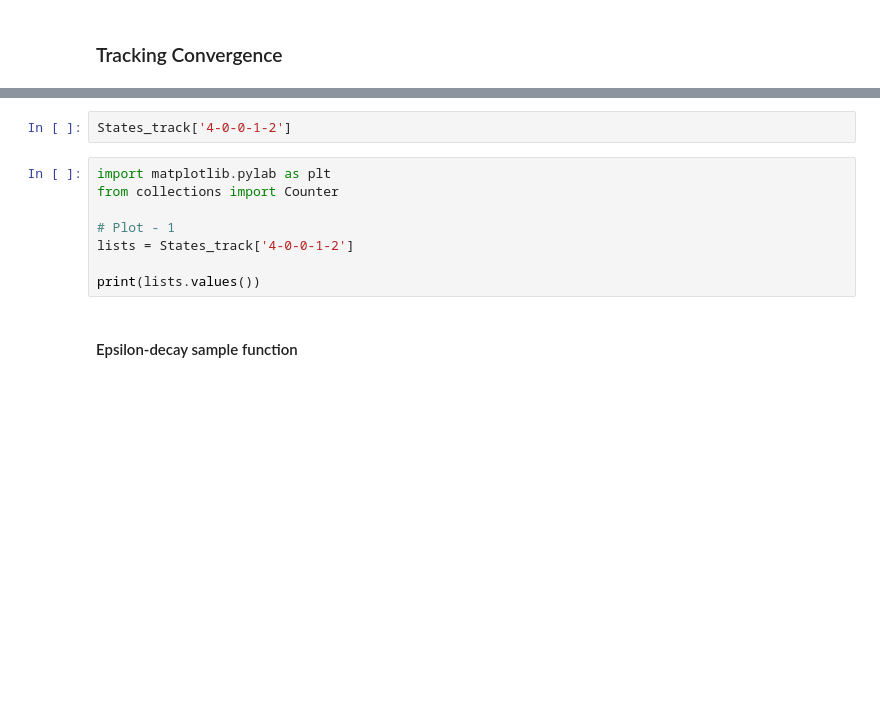
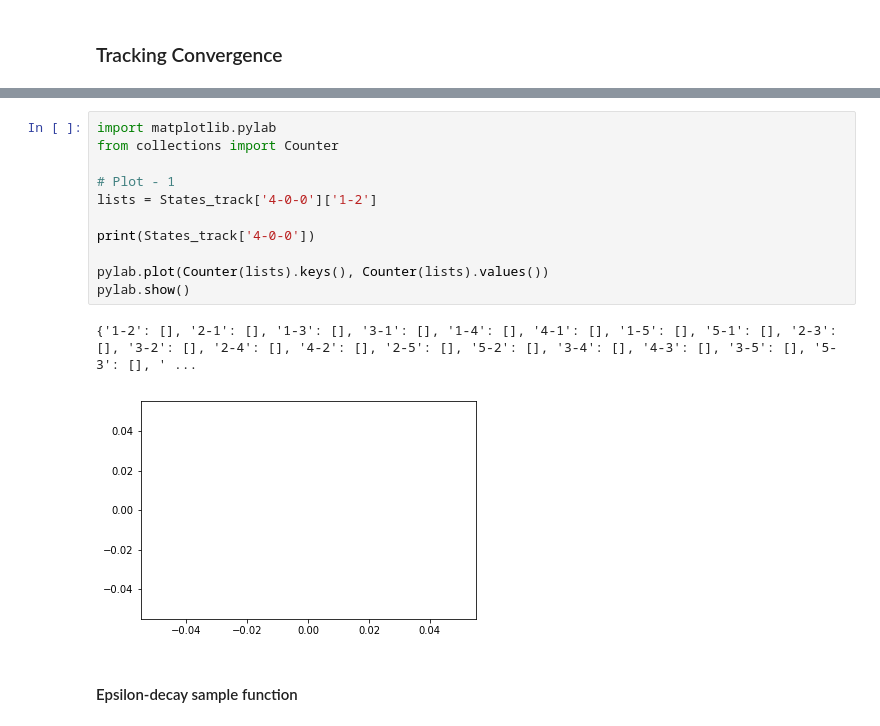
Before and after one commit to bkumar12888/RL_Project, a Jupyter notebook: aravind_latest/DQN_Agent_Arch1_v4.ipynb, the cells around one changed output, grey strips where cells are left out. Cells and saved outputs as stored; diff of their text form; blank space fills up the shorter version.

```diff
--- a/aravind_latest/DQN_Agent_Arch1_v4.ipynb
+++ b/aravind_latest/DQN_Agent_Arch1_v4.ipynb
@@ -344,13 +348,17 @@ pylab.plot(episodes, scores)
-# %%
-States_track['4-0-0-1-2']
 # %%
-import matplotlib.pylab as plt
+import matplotlib.pylab
 from collections import Counter
 
 # Plot - 1
-lists = States_track['4-0-0-1-2']
+lists = States_track['4-0-0']['1-2']
 
-print(lists.values())
+print(States_track['4-0-0'])
+
+pylab.plot(Counter(lists).keys(), Counter(lists).values())
+pylab.show()
+# %% [output]
+{'1-2': [], '2-1': [], '1-3': [], '3-1': [], '1-4': [], '4-1': [], '1-5': [], '5-1': [], '2-3': [], '3-2': [], '2-4': [], '4-2': [], '2-5': [], '5-2': [], '3-4': [], '4-3': [], '3-5': [], '5-3': [], ' ...
+[figure, added]
 # %% [markdown]
 #### Epsilon-decay sample function
 # %% [markdown]
```
Also changed, not shown: parts of 5 cells of this notebook.
